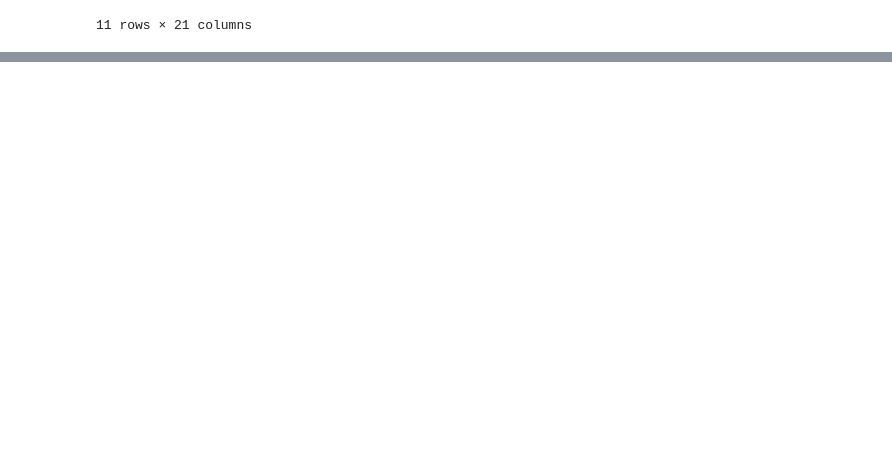
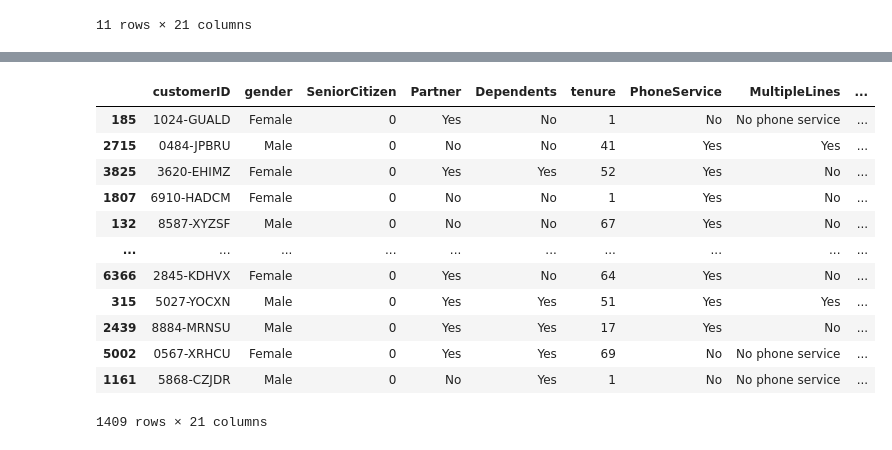
Before and after one commit to Hyndavi334/Telecom-Churn-Logistic-Regression, a Jupyter notebook: Notebooks/modeling.ipynb, the cells around one changed output, grey strips where cells are left out. Drawn from its saved outputs; the diff is of its cells as text; code cells hidden in the pictures; blank space fills up the shorter version.

```diff
--- a/Notebooks/modeling.ipynb
+++ b/Notebooks/modeling.ipynb
@@ -219,0 +79,16 @@ weighted avg       0.76      0.76      0.76       705
+# %%
+test_df
+# %% [output]
+|  | customerID | gender | SeniorCitizen | Partner | Dependents | tenure | PhoneService | MultipleLines | ... |
+| 185 | 1024-GUALD | Female | 0 | Yes | No | 1 | No | No phone service | ... |
+| 2715 | 0484-JPBRU | Male | 0 | No | No | 41 | Yes | Yes | ... |
+| 3825 | 3620-EHIMZ | Female | 0 | Yes | Yes | 52 | Yes | No | ... |
+| 1807 | 6910-HADCM | Female | 0 | No | No | 1 | Yes | No | ... |
+| 132 | 8587-XYZSF | Male | 0 | No | No | 67 | Yes | No | ... |
+| ... | ... | ... | ... | ... | ... | ... | ... | ... | ... |
+| 6366 | 2845-KDHVX | Female | 0 | Yes | No | 64 | Yes | No | ... |
+| 315 | 5027-YOCXN | Male | 0 | Yes | Yes | 51 | Yes | Yes | ... |
+| 2439 | 8884-MRNSU | Male | 0 | Yes | Yes | 17 | Yes | No | ... |
+| 5002 | 0567-XRHCU | Female | 0 | Yes | Yes | 69 | No | No phone service | ... |
+| 1161 | 5868-CZJDR | Male | 0 | No | Yes | 1 | No | No phone service | ... |
+1409 rows × 21 columns
```
Also changed, not shown: parts of 72 cells of this notebook, 1 other file.
